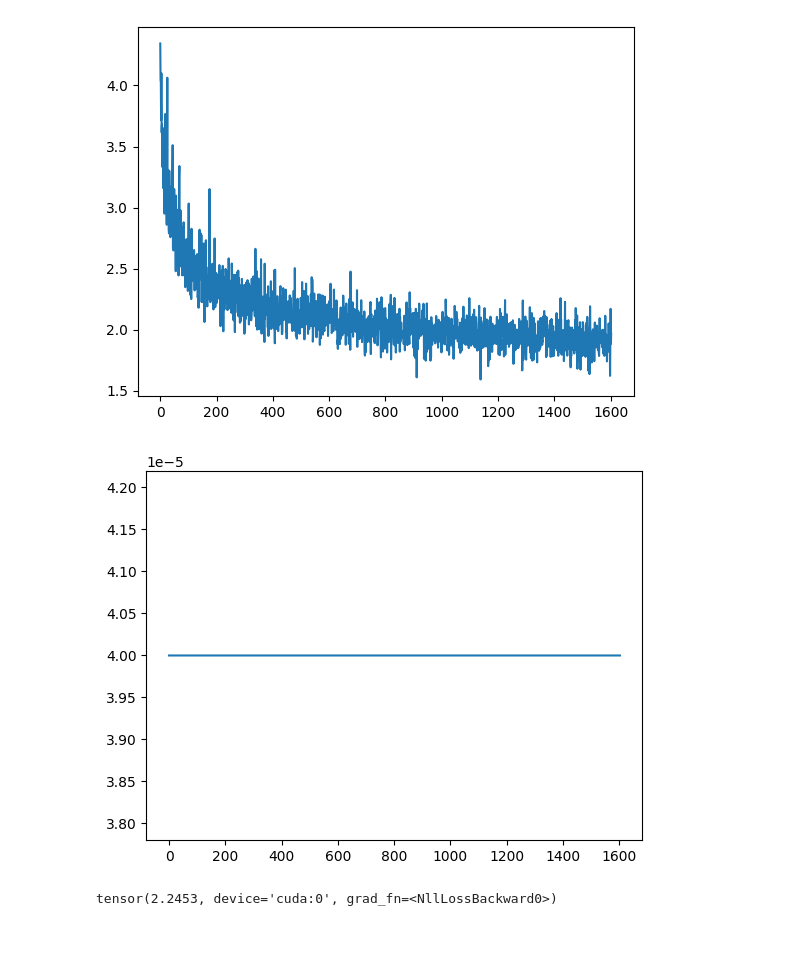
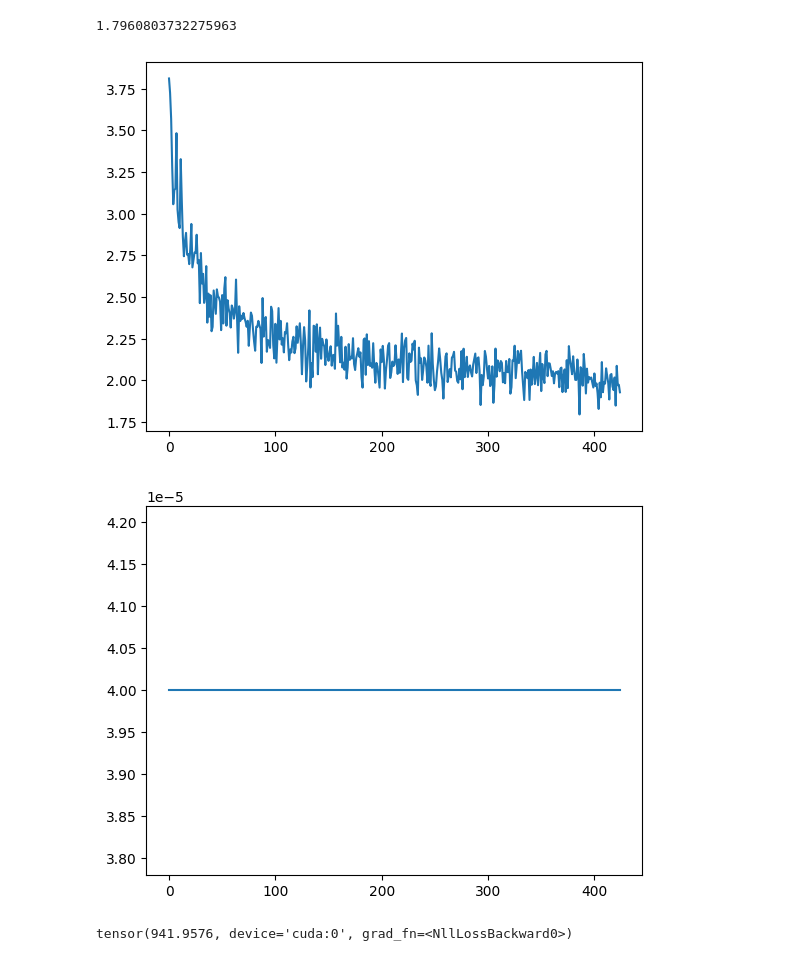
Before and after one commit to kyv001/minilm, a Jupyter notebook: tests.ipynb, the cells around one changed output. Cells and saved outputs as stored; diff of their text form; code cells hidden in the pictures.

```diff
--- a/tests.ipynb
+++ b/tests.ipynb
@@ -25,12 +25,14 @@ def get_loss_lr(log_file):
 # %%
 import matplotlib.pyplot as plt
 # %%
-losses, lrs = get_loss_lr("losses.log")
+losses, lrs = get_loss_lr("losses_finetune.log")
+print(min(losses))
 plt.plot(losses)
 plt.show()
 plt.plot(lrs)
 plt.show()
 # %% [output]
+1.7960803732275963
-[figure, old version]
+[figure, new version]
-[figure, old version]
+[figure, new version]
 # %%
@@ -57,11 +57,11 @@ for x, y, mask, n_tokens in loader:
     y = F.pad(y.to("cuda")[:, :length, ...], (MAX_LENGTH - length, 0), value=0)
     break
 # %%
-torch.set_float32_matmul_precision('high')
+torch.set_float32_matmul_precision("high")
 logits = llm(x)
-F.cross_entropy(logits.contiguous().view(-1, logits.size(-1)), y.contiguous().view(-1), reduction='mean', ignore_index=0)
+print(loss := F.cross_entropy(logits.view(-1, logits.size(-1)), y.view(-1)))
 # %% [output]
-tensor(2.2453, device='cuda:0', grad_fn=<NllLossBackward0>)
+tensor(941.9576, device='cuda:0', grad_fn=<NllLossBackward0>)
 # %%
 out = logits[0].argmax(dim=-1).tolist()[MAX_LENGTH - length:]
 print(encoder.decode(x[0].tolist()))
```
Also changed, not shown: parts of 5 cells of this notebook, 1 other file.
